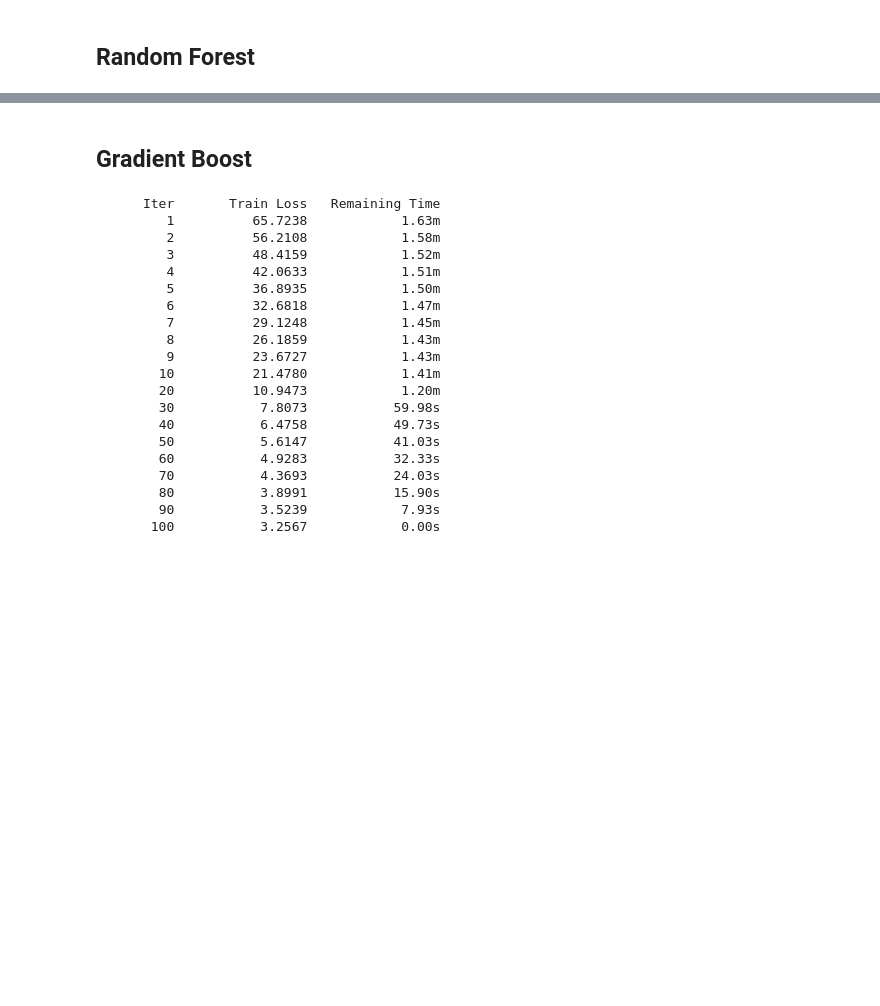
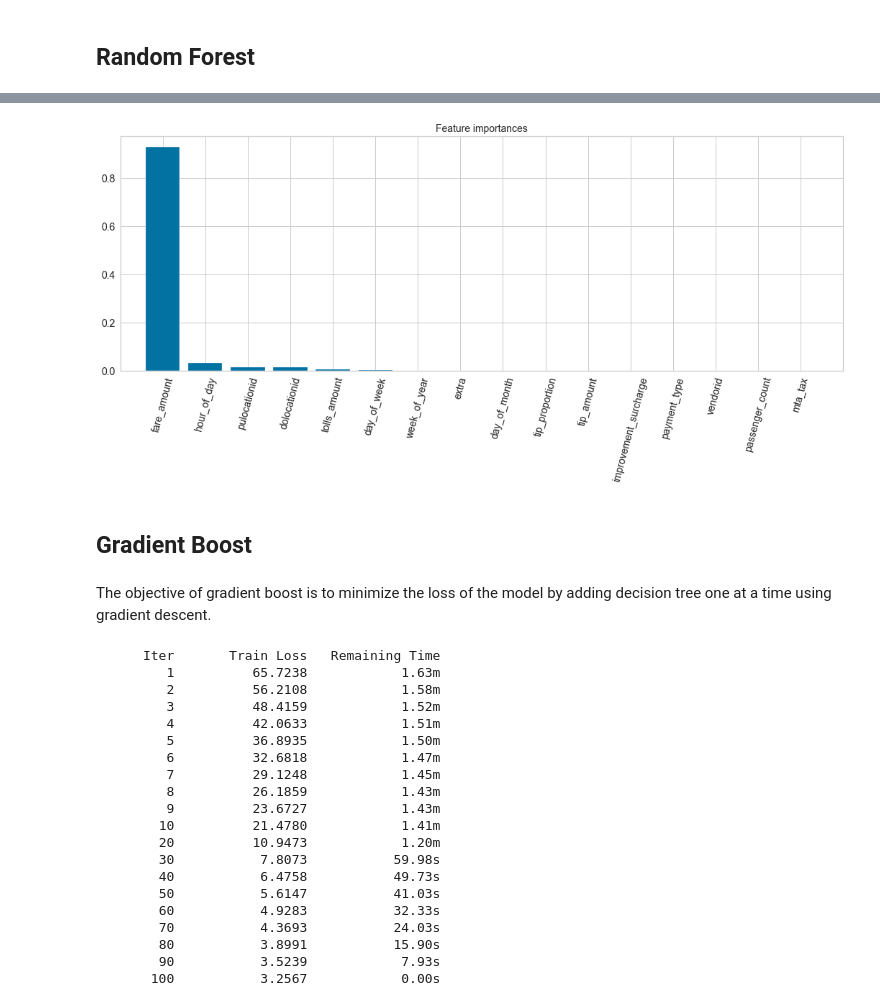
Before and after one commit to zach96guan/15-688_PDS_Project, a Jupyter notebook: model.ipynb, the cells around one changed output, grey strips where cells are left out. Cells and saved outputs as stored; diff of their text form; code cells hidden in the pictures; blank space fills up the shorter version.

```diff
--- a/model.ipynb
+++ b/model.ipynb
@@ -186,7 +194,7 @@ params = {
 search_params={
         'learning_rate': [0.1, 0.2, 0.3],
         'n_estimators': [100, 200, 300],
-        'gamma': [0.5, 1, 1.5, 2, 5],
+        'gamma': [1, 2, 5, 10],
     }
 
 model_xgboost = xgb.XGBRegressor(
@@ -320,5 +347,22 @@ Test Loss: 1.5216837393167282
+# %%
+# https://scikit-learn.org/stable/auto_examples/ensemble/plot_forest_importances.html
+importances = model_rf.feature_importances_
+indices = np.argsort(importances)[::-1]
+columns = X_train.columns.tolist()
+
+plt.figure(figsize=(18, 6))
+plt.title("Feature importances", fontsize=14)
+plt.bar(range(X_train.shape[1]), importances[indices], color="b",align="center")
+plt.xticks(range(X_train.shape[1]), [columns[idx] for idx in indices], rotation=75, fontsize=14)
+plt.yticks(fontsize=14)
+plt.xlim([-1, X_train.shape[1]])
+plt.show()
+# %% [output]
+[figure, added]
 # %% [markdown]
 ## Gradient Boost
+# %% [markdown]
+The objective of gradient boost is to minimize the loss of the model by adding decision tree one at a time using gradient descent.
 # %%
 model_gb = GradientBoostingRegressor(verbose=True).fit(X_train, y_train)
 # %% [output]
```
Also changed, not shown: parts of 8 cells of this notebook.
